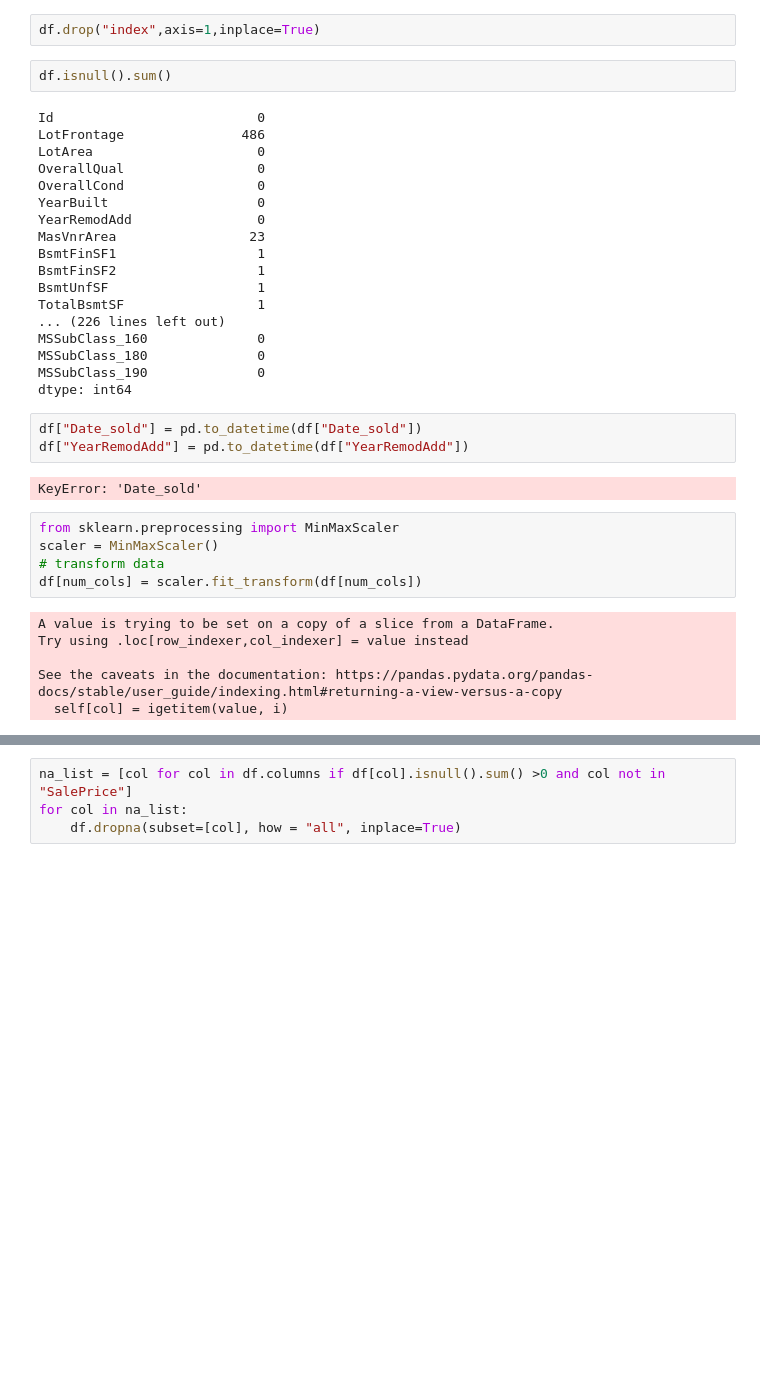
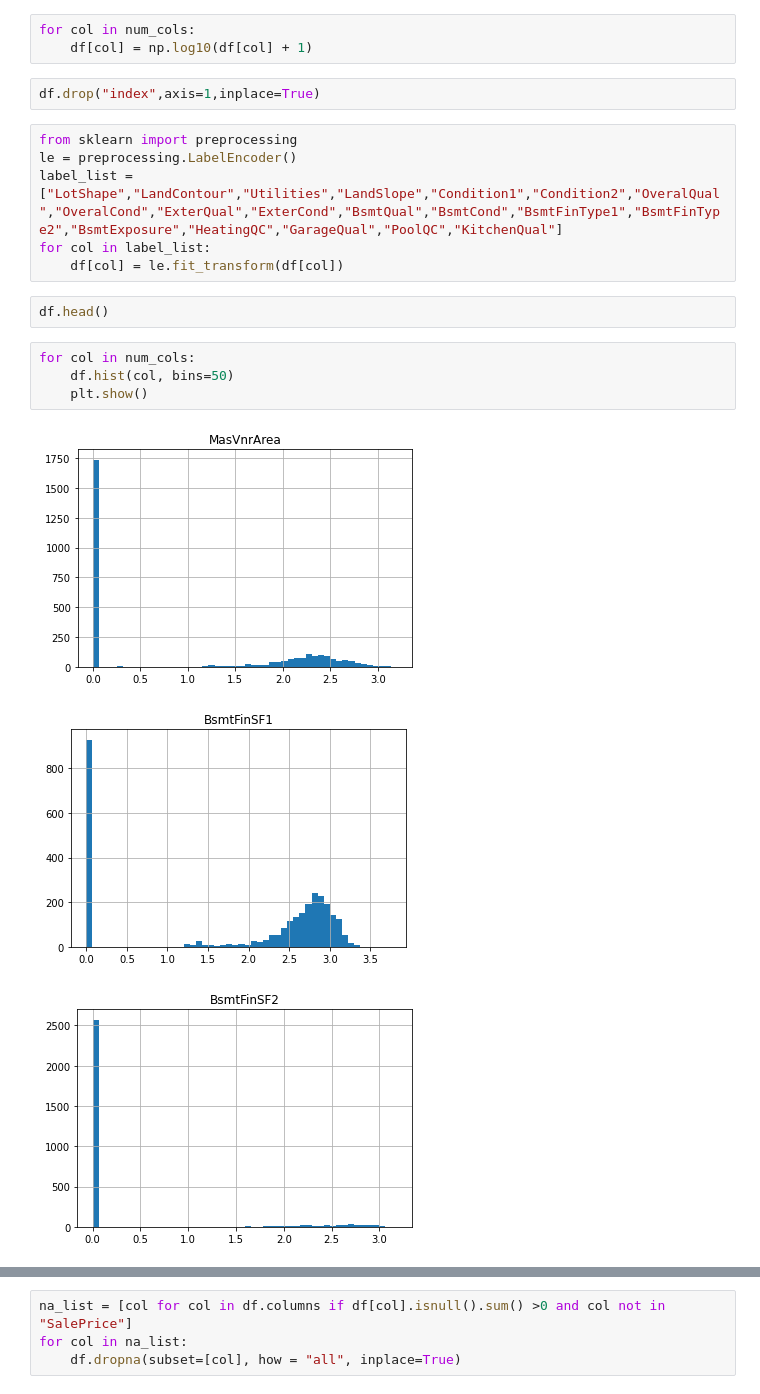
Before and after one commit to klncgty/House-Prices---Advanced-Regression-Techniques, a Jupyter notebook: h-p-p-2nd-prep.ipynb, the cells around one changed output, grey strips where cells are left out. Saved outputs shown, nothing was run; the diff lists cells and outputs as text; blank space fills up the shorter version.

```diff
--- a/h-p-p-2nd-prep.ipynb
+++ b/h-p-p-2nd-prep.ipynb
@@ -337,38 +287,21 @@ num_but_cat: 301
+# %%
+for col in num_cols:
+    df[col] = np.log10(df[col] + 1)
 # %%
 df.drop("index",axis=1,inplace=True)
-# %%
-df.isnull().sum()
-# %% [output]
-Id                          0
-LotFrontage               486
-LotArea                     0
-OverallQual                 0
-OverallCond                 0
-YearBuilt                   0
-YearRemodAdd                0
-MasVnrArea                 23
-BsmtFinSF1                  1
-BsmtFinSF2                  1
-BsmtUnfSF                   1
-TotalBsmtSF                 1
-... (226 lines left out)
-MSSubClass_160              0
-MSSubClass_180              0
-MSSubClass_190              0
-dtype: int64
-# %%
-df["Date_sold"] = pd.to_datetime(df["Date_sold"])
-df["YearRemodAdd"] = pd.to_datetime(df["YearRemodAdd"])
-# %% [output]
-KeyError: 'Date_sold'
-# %%
-from sklearn.preprocessing import MinMaxScaler
-scaler = MinMaxScaler()
-# transform data
-df[num_cols] = scaler.fit_transform(df[num_cols])
-# %% [output]
-A value is trying to be set on a copy of a slice from a DataFrame.
-Try using .loc[row_indexer,col_indexer] = value instead
-
-See the caveats in the documentation: https://pandas.pydata.org/pandas-docs/stable/user_guide/indexing.html#returning-a-view-versus-a-copy
-  self[col] = igetitem(value, i)
+# %%
+from sklearn import preprocessing
+le = preprocessing.LabelEncoder()
+label_list = ["LotShape","LandContour","Utilities","LandSlope","Condition1","Condition2","OveralQual","OveralCond","ExterQual","ExterCond","BsmtQual","BsmtCond","BsmtFinType1","BsmtFinType2","BsmtExposure","HeatingQC","GarageQual","PoolQC","KitchenQual"]
+for col in label_list:
+    df[col] = le.fit_transform(df[col])
+# %%
+df.head()
+# %%
+for col in num_cols:
+    df.hist(col, bins=50)
+    plt.show()
+# %% [output]
+[figure, added]
+[figure, added]
+[figure, added]
```
Also changed, not shown: parts of 14 cells of this notebook.
